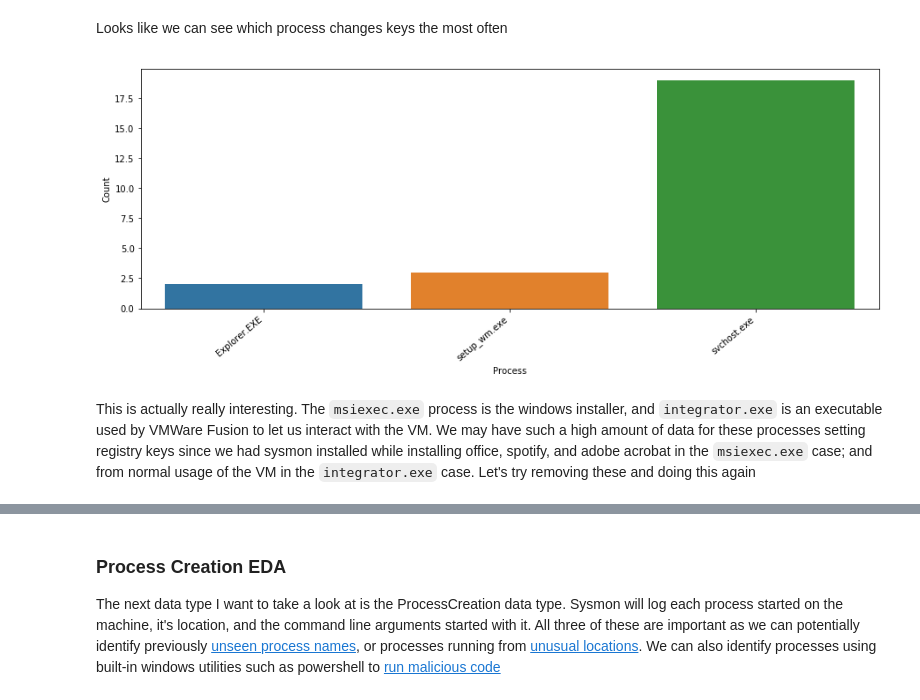
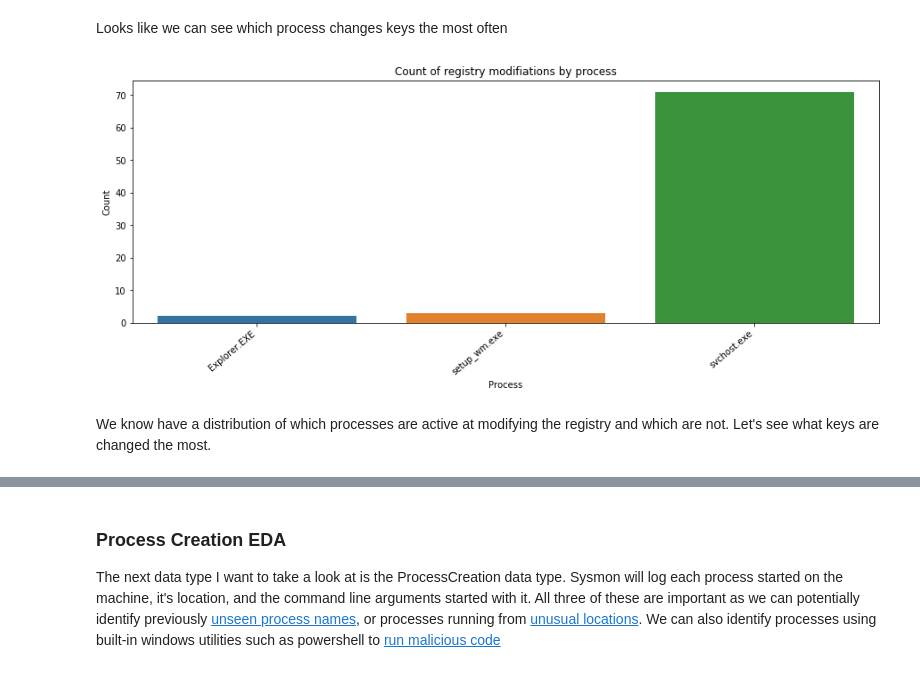
Before and after one commit to ckc5800/detecting_malicious_activity, a Jupyter notebook: ml_csec_applications.ipynb, the cells around one changed output, grey strips where cells are left out. Cells and saved outputs as stored; diff of their text form; code cells hidden in the pictures.

```diff
--- a/ml_csec_applications.ipynb
+++ b/ml_csec_applications.ipynb
@@ -182,9 +185,31 @@ def sysmon_evtx_to_dataframe(file):
         :param record: lxml record from a sysmon evtx file
         """
         out = {}
+
+        # Get the parent nodes
         for node in record:
+
+            # Remove the namespace from the XML tag
             parent = node.tag.split("}")[-1]
+
+            # Get all children of the node
             for child in node:
+
+                """
+                Since EventData uses attributes, for example:
+                <Data Name="ParentImage">C:\Windows\System32\cmd.exe</Data>
+
+                Let's use the attribute as the field name for these entries. So we would get back
+                {
+                    "EventData_ParentImage": "C:\Windows\System32\cmd.exe"
+                }
+
+                for the above.
+
+                For the <System> tags we can simply grab the tag names
+                and use those as the keys. If there is an attribute in the key,
+                we can simply add that to the key in the dictionary.
+                """
                 if parent == "EventData":
                     event_data_type = child.attrib['Name']
                     out[parent + "_" + event_data_type] = child.text
@@ -199,9 +224,14 @@ def sysmon_evtx_to_dataframe(file):
 
     events = []
     with evtx.Evtx(file) as log:
+
         for record in log.records():
+
+            # Get the lxml object
             evt = parse_record(record.lxml())
+
             events.append(evt)
+
     return pd.DataFrame(events)
 # %%
 import pandas as pd
@@ -355,9 +397,11 @@ The first data type I wish to look at is the `RegistryEvent (Value Set)`
 # %%
 # Grab the event ID of registery ValueSet
-registry_value_set = baseline[baseline['EventID'] == "13"]
+registry_value_set = baseline[(baseline['EventID'] == "13") | (baseline['EventID'] == "12")]
 
 # Drop all rows that are empty for all events. This happens because of how spares our features are
-registry_value_set = registry_value_set.dropna(axis=1)
+registry_value_set = registry_value_set.dropna(how="all", axis=1)
+
+print(registry_value_set.shape)
 
 registry_value_set.head()
 # %% [output]
@@ -371,18 +416,22 @@ registry_value_set.head()
 Looks like we can see which process changes keys the most often
 # %%
 # Extract the process making the change from the EventData_Image Row
-registry_value_set['Process'] = registry_value_set['EventData_Image'].apply(lambda x: x.split("\\")[-1])
+
+registry_value_set['Process'] = registry_value_set['EventData_Image'].apply(
+    lambda x: x.split("\\")[-1]
+)
 
 # Let's see what registry key is the most often manipulated.
 process_target_pair = registry_value_set.groupby(["Process"]).count()['EventID'].reset_index()
 process_target_pair = process_target_pair.rename(columns={"EventID" : "Count"})
 
 fig, ax = plt.subplots(figsize=(15,5))
 sns.barplot(x="Process", y="Count", data=process_target_pair, ax=ax)
 ax.set_xticklabels(ax.get_xticklabels(), rotation=40, ha="right")
+ax.set_title("Count of registry modifiations by process")
 plt.show()
 # %% [output]
-[figure, old version]
+[figure, new version]
-# %% [markdown]
-This is actually really interesting. The `msiexec.exe` process is the windows installer, and `integrator.exe` is an executable used by VMWare Fusion to let us interact with the VM. We may have such a high amount of data for these processes setting registry keys since we had sysmon installed while installing office, spotify, and adobe acrobat in the `msiexec.exe` case; and from normal usage of the VM in the `integrator.exe` case. Let's try removing these and doing this again
+# %% [markdown]
+We know have a distribution of which processes are active at modifying the registry and which are not. Let's see what keys are changed the most.
 # %%
```
Also changed, not shown: parts of 68 cells of this notebook, 1 other file.
